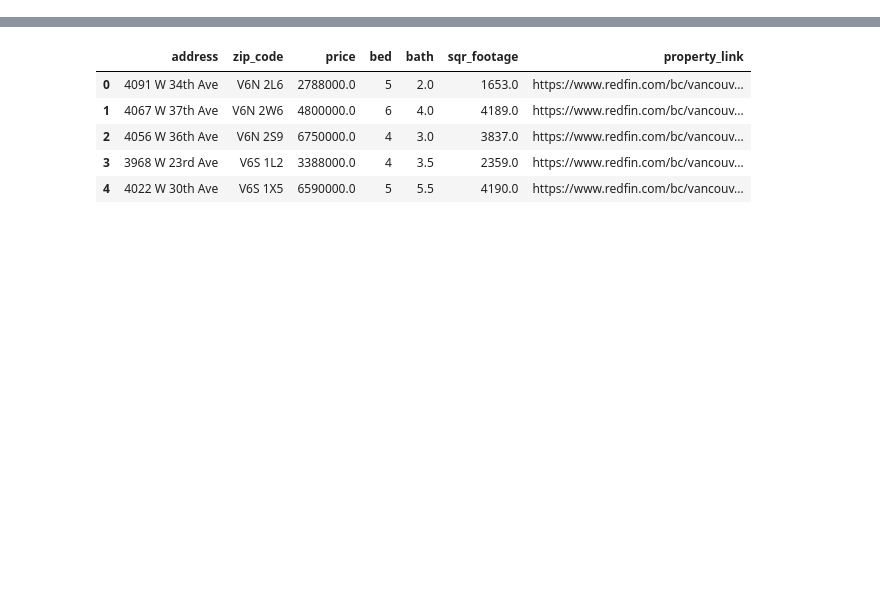
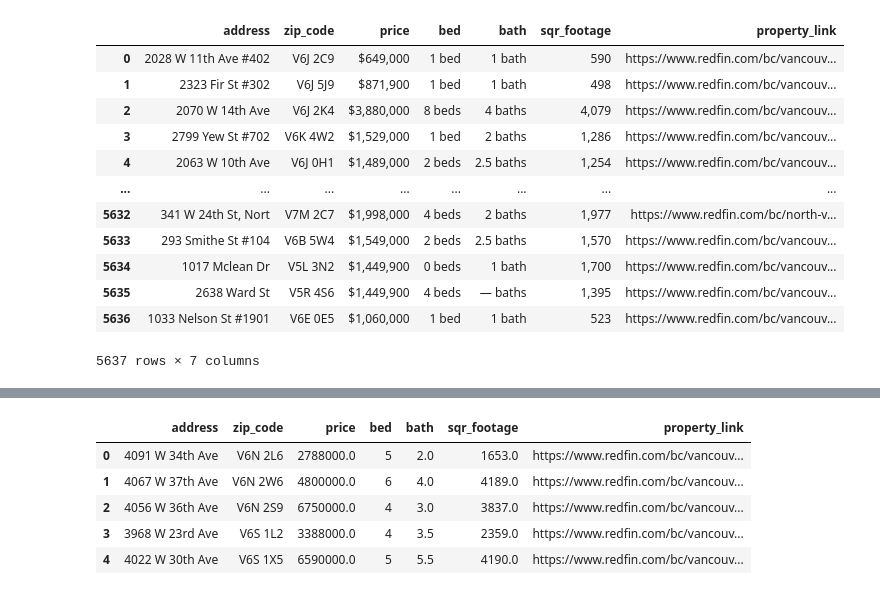
Before and after one commit to chrisgqy/Redfin_RealEstate_ETL, a Jupyter notebook: notebook/transformation.ipynb, the cells around one changed output, grey strips where cells are left out. Drawn from its saved outputs; the diff is of its cells as text; code cells hidden in the pictures; blank space fills up the shorter version.

```diff
--- a/notebook/transformation.ipynb
+++ b/notebook/transformation.ipynb
@@ -11,0 +26,16 @@ df = df.drop_duplicates()
+# %%
+df2
+# %% [output]
+|  | address | zip_code | price | bed | bath | sqr_footage | property_link |
+| 0 | 2028 W 11th Ave #402 | V6J 2C9 | $649,000 | 1 bed | 1 bath | 590 | https://www.redfin.com/bc/vancouv... |
+| 1 | 2323 Fir St #302 | V6J 5J9 | $871,900 | 1 bed | 1 bath | 498 | https://www.redfin.com/bc/vancouv... |
+| 2 | 2070 W 14th Ave | V6J 2K4 | $3,880,000 | 8 beds | 4 baths | 4,079 | https://www.redfin.com/bc/vancouv... |
+| 3 | 2799 Yew St #702 | V6K 4W2 | $1,529,000 | 1 bed | 2 baths | 1,286 | https://www.redfin.com/bc/vancouv... |
+| 4 | 2063 W 10th Ave | V6J 0H1 | $1,489,000 | 2 beds | 2.5 baths | 1,254 | https://www.redfin.com/bc/vancouv... |
+| ... | ... | ... | ... | ... | ... | ... | ... |
+| 5632 | 341 W 24th St, Nort | V7M 2C7 | $1,998,000 | 4 beds | 2 baths | 1,977 | https://www.redfin.com/bc/north-v... |
+| 5633 | 293 Smithe St #104 | V6B 5W4 | $1,549,000 | 2 beds | 2.5 baths | 1,570 | https://www.redfin.com/bc/vancouv... |
+| 5634 | 1017 Mclean Dr | V5L 3N2 | $1,449,900 | 0 beds | 1 bath | 1,700 | https://www.redfin.com/bc/vancouv... |
+| 5635 | 2638 Ward St | V5R 4S6 | $1,449,900 | 4 beds | — baths | 1,395 | https://www.redfin.com/bc/vancouv... |
+| 5636 | 1033 Nelson St #1901 | V6E 0E5 | $1,060,000 | 1 bed | 1 bath | 523 | https://www.redfin.com/bc/vancouv... |
+5637 rows × 7 columns
```
Also changed, not shown: parts of 6 cells of this notebook.
